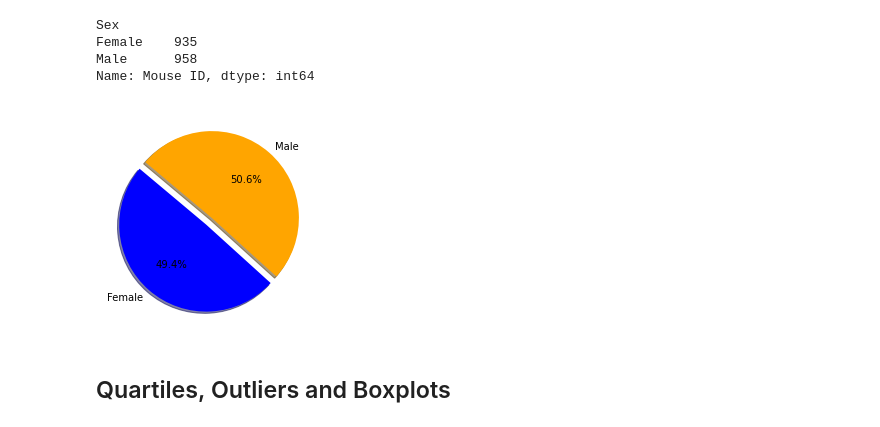
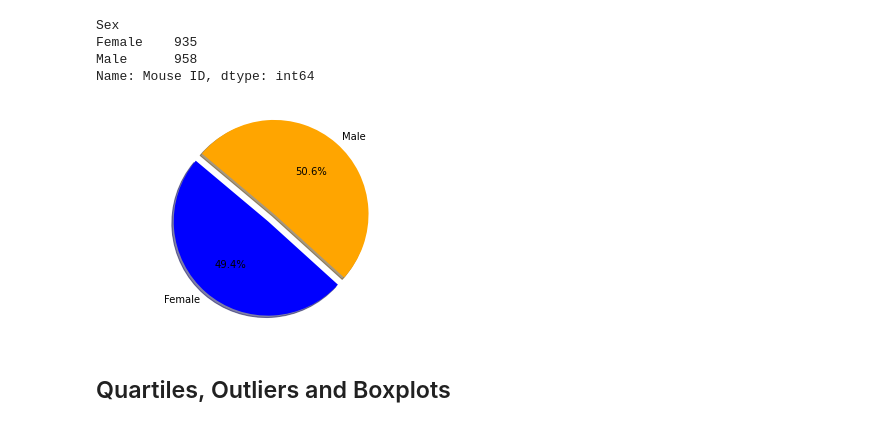
Before and after one commit to ronaldbmz/matplotlib-challenge, a Jupyter notebook: pymaceuticals.ipynb, the cells around one changed output. Drawn from its saved outputs; the diff is of its cells as text; code cells hidden in the pictures.

```diff
--- a/pymaceuticals.ipynb
+++ b/pymaceuticals.ipynb
@@ -227,11 +230,12 @@ Name: Mouse ID, dtype: int64
 # %%
 explode = (0.1, 0)
 colors = ["blue", "orange"]
 labels = list(pie_chart_pd.index)
 plt.pie(pie_chart_pd, explode=explode, labels=labels, colors=colors,autopct="%1.1f%%", shadow=True, startangle=140)
+plt.axis('equal')
 plt.show()
 # %% [output]
-[figure, old version]
+[figure, new version]
 # %% [markdown]
 ## Quartiles, Outliers and Boxplots
 # %%
```
Also changed, not shown: parts of 6 cells of this notebook.
